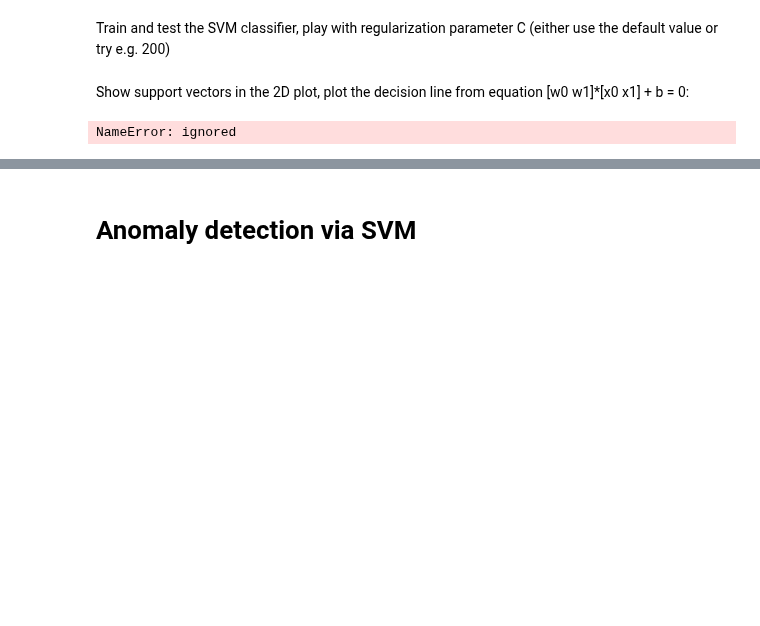
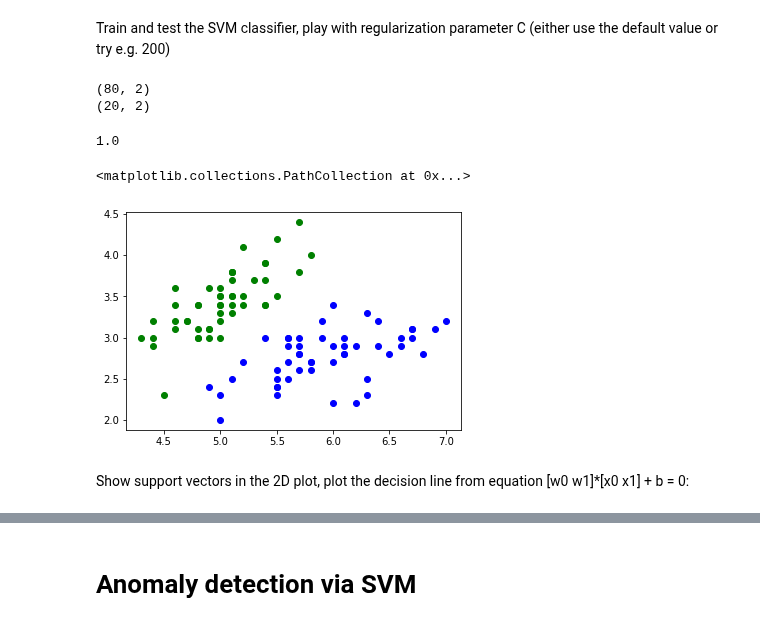
Before and after one commit to KassenBoyaubay/MPA-MLF-Exercises, a Jupyter notebook: Lab_03/Lab_03_exercise.ipynb, the cells around one changed output, grey strips where cells are left out. Saved outputs shown, nothing was run; the diff lists cells and outputs as text; code cells hidden in the pictures; blank space fills up the shorter version.

```diff
--- a/Lab_03/Lab_03_exercise.ipynb
+++ b/Lab_03/Lab_03_exercise.ipynb
@@ -99,15 +106,27 @@ plt.scatter(np.arange(50), data[50:100, 3])
 [figure]
 # %% [markdown]
 Train and test the SVM classifier, play with regularization parameter C (either use the default value or try e.g. 200)
+# %%
+X=iris.data[iris.target!=2, 0:2]
+y=iris.target[iris.target!=2]
+X_train, X_test, y_train, y_test = train_test_split(X,y,test_size=0.2)
+print(X_train.shape)
+print(X_test.shape)
+
+from sklearn.svm import SVC
+SVMmodel=SVC(kernel='linear')
+SVMmodel.fit(X_train,y_train)
+SVMmodel.get_params()
+SVMmodel.score(X_test,y_test)
+# %% [output]
+(80, 2)
+(20, 2)
+1.0
+# %%
+plt.scatter(X[y==0,0],X[y==0,1],color='green')
+plt.scatter(X[y==1,0],X[y==1,1],color='blue')
+# %% [output]
+<matplotlib.collections.PathCollection at 0x...>
+[figure, added]
 # %% [markdown]
 Show support vectors in the 2D plot, plot the decision line from equation [w0 w1]*[x0 x1] + b = 0:
-# %%
-supvectors=SVMmodel.support_vectors_
-# Plot the support vectors here
-
-
-#Separating line coefficients:
-W=SVMmodel.coef_
-b=SVMmodel.intercept_
-# %% [output]
-NameError: ignored
```
Also changed, not shown: parts of 7 cells of this notebook.
